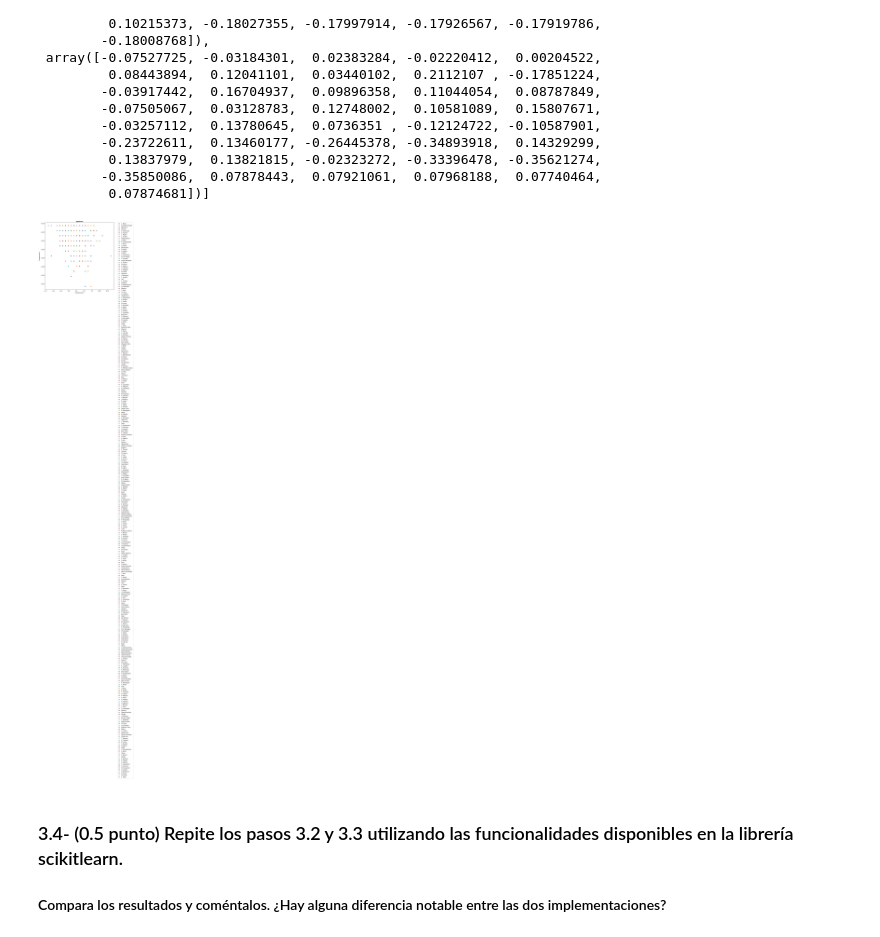
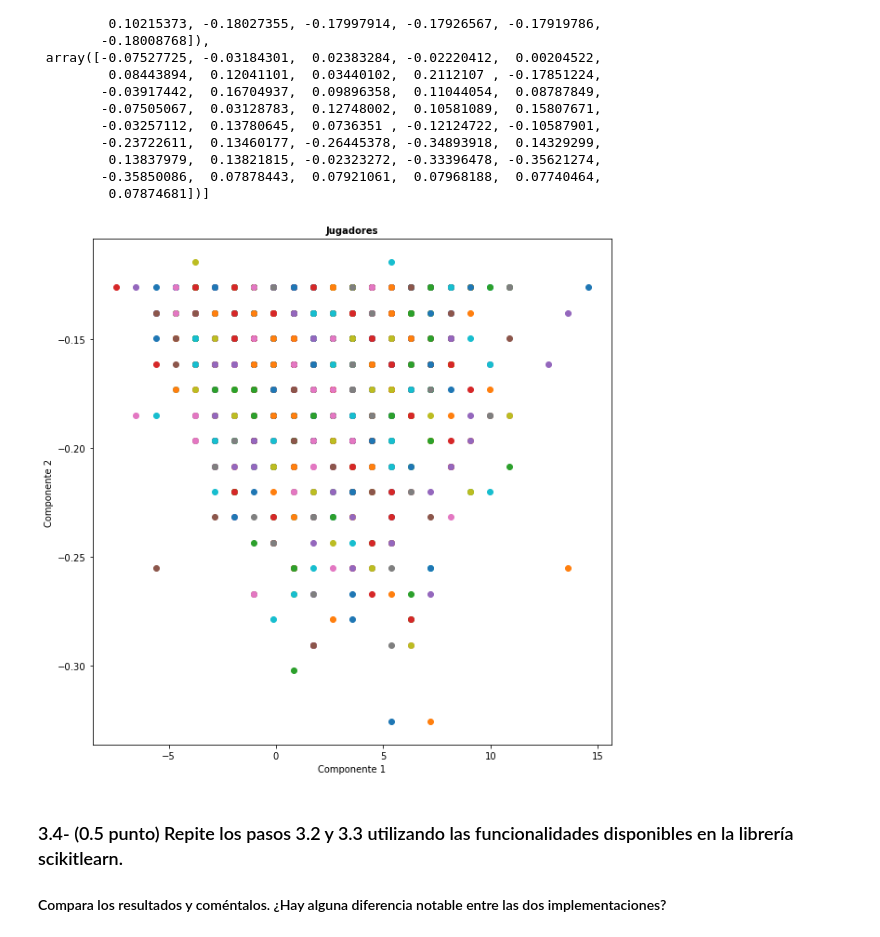
Before and after one commit to Jotivirix/Datamining_UFV, a Jupyter notebook: Lab1/entregable3/Lab1-Entregable3.ipynb, the cells around one changed output. Drawn from its saved outputs; the diff is of its cells as text; code cells hidden in the pictures.

```diff
--- a/Lab1/entregable3/Lab1-Entregable3.ipynb
+++ b/Lab1/entregable3/Lab1-Entregable3.ipynb
@@ -250,26 +250,25 @@ df_autov.iloc[0:2]['autovectores'].tolist()
         -0.35850086,  0.07878443,  0.07921061,  0.07968188,  0.07740464,
          0.07874681])]
 # %%
-individuos_componentes = np.zeros((300, 2))
+individuos_componentes = np.zeros((1200, 2))
 plt.figure(figsize=(10, 10))
 plt.title('Jugadores', fontsize=10, fontweight='bold')
 
 for i  in range(0, len(individuos_componentes)):
     individuo = df_transformed[i]
     #Calculamos para el individuo su valor para la componente 0
     individuos_componentes[i, 0] = (individuo[0]*df_autov["autovectores"].loc[0]).sum()
     #Calculamos para el individuo su valor para la componente 1
     individuos_componentes[i, 1] = (individuo[1]*df_autov["autovectores"].loc[1]).sum()
 
     #hacemos un plot de las componentes
     plt.plot(individuos_componentes[i, 0], individuos_componentes[i, 1], 'o', label=str(df_fifa["Name"].loc[i]))
 
 plt.xlabel('Componente 1')
 plt.ylabel('Componente 2')
-plt.legend(bbox_to_anchor=(1.05, 1), loc='upper left', borderaxespad=0)
 plt.show()
 # %% [output]
-[figure, old version]
+[figure, new version]
 # %% [markdown]
 ### 3.4- (0.5 punto) Repite los pasos 3.2 y 3.3 utilizando las funcionalidades disponibles en la librería scikitlearn.
 #### Compara los resultados y coméntalos. ¿Hay alguna diferencia notable entre las dos implementaciones?
```
Also changed, not shown: parts of 1 cell of this notebook, 1 other file.
